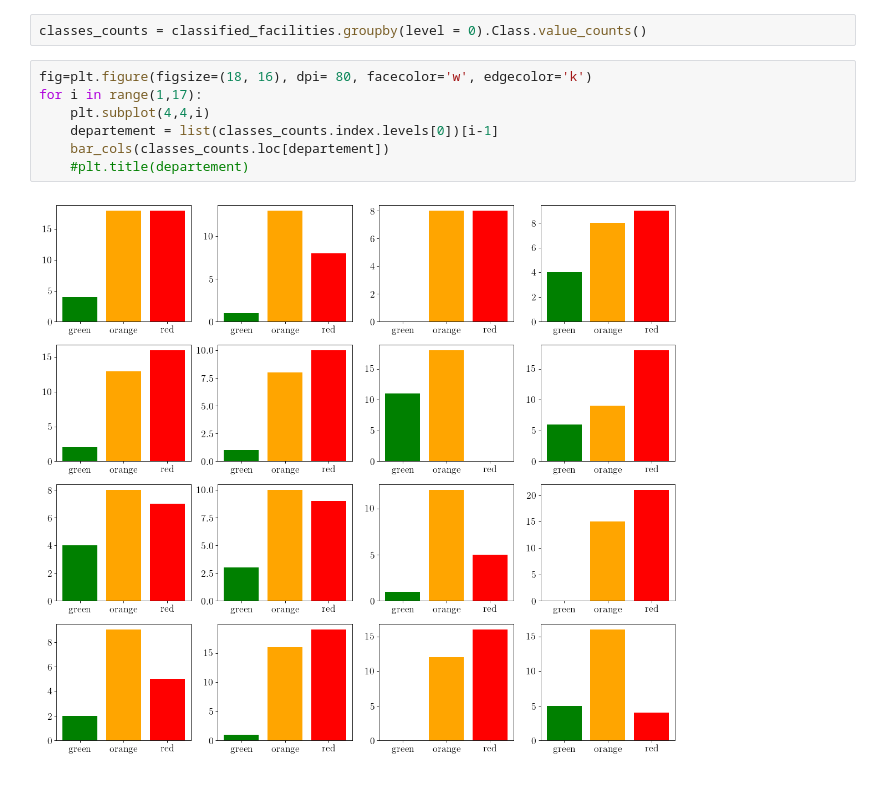
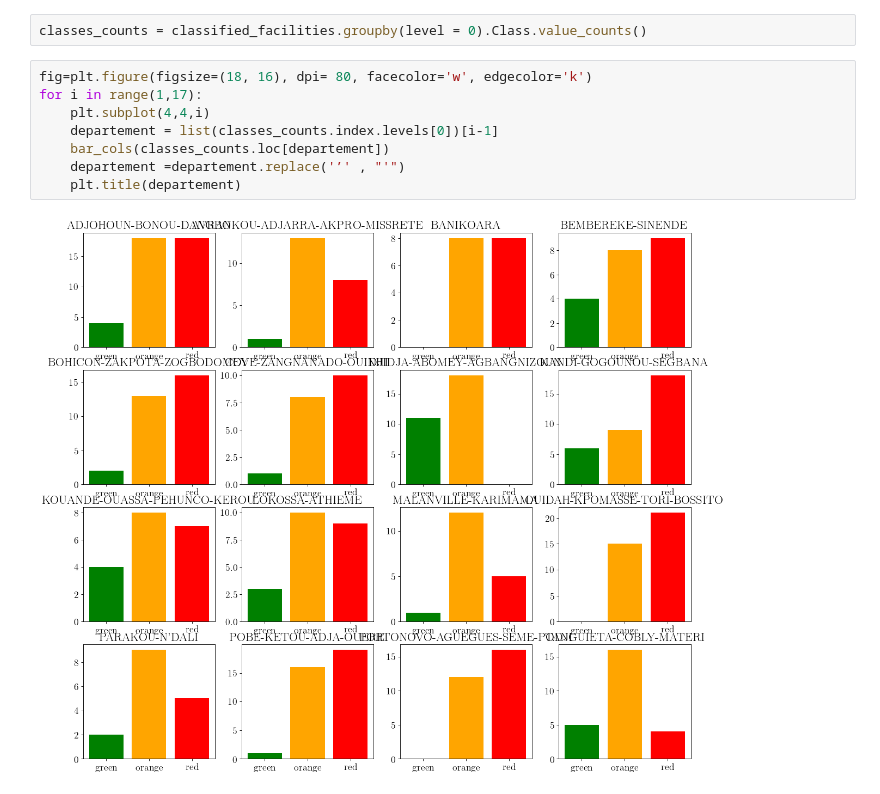
Before and after one commit to grlurton/orbf_data_validation, a Jupyter notebook: notebooks/reporting/Algorithm AEDES.ipynb, the cells around one changed output. Saved outputs shown, nothing was run; the diff lists cells and outputs as text.

Commit message:
Fixing Departments names for plots titles
non Ascii apostrophe replaced

```diff
--- a/notebooks/reporting/Algorithm AEDES.ipynb
+++ b/notebooks/reporting/Algorithm AEDES.ipynb
@@ -305,9 +305,10 @@ classes_counts = classified_facilities.groupby(level = 0).Class.value_counts()
 # %%
 fig=plt.figure(figsize=(18, 16), dpi= 80, facecolor='w', edgecolor='k')
 for i in range(1,17):
     plt.subplot(4,4,i)
     departement = list(classes_counts.index.levels[0])[i-1]
     bar_cols(classes_counts.loc[departement])
-    #plt.title(departement)
+    departement =departement.replace('’' , "'")
+    plt.title(departement)
 # %% [output]
-[figure, old version]
+[figure, new version]
```
Also changed, not shown: parts of 1 cell of this notebook.
